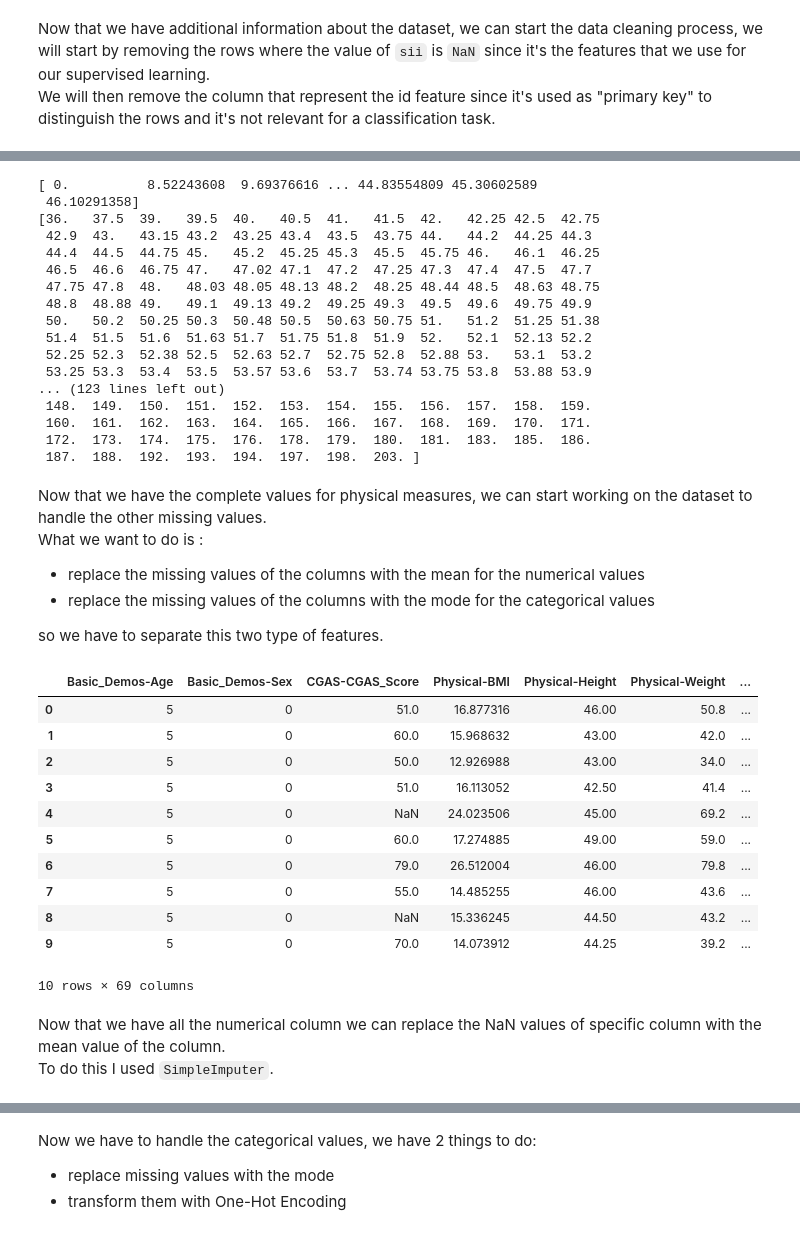
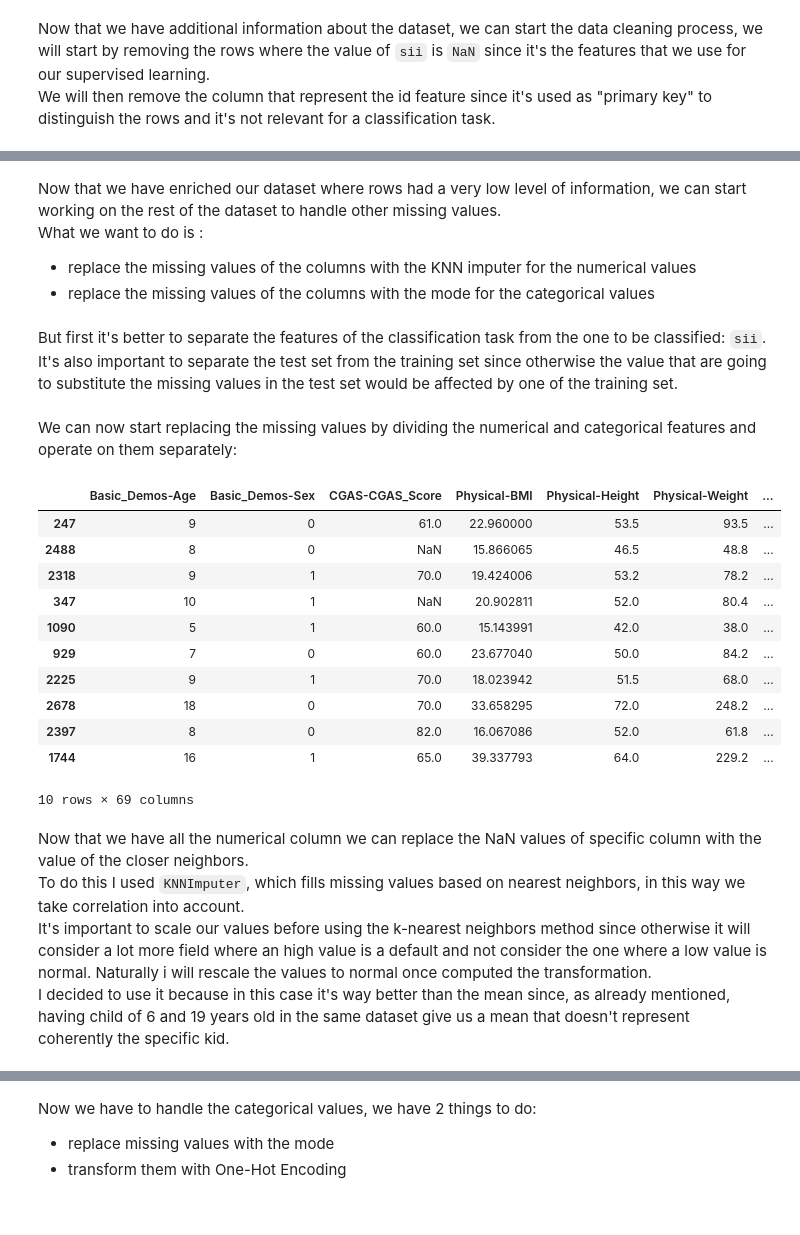
Before and after one commit to Pizz0x/Child-Mind, a Jupyter notebook: data_cleaning.ipynb, the cells around one changed output, grey strips where cells are left out. Cells and saved outputs as stored; diff of their text form; code cells hidden in the pictures.

```diff
--- a/data_cleaning.ipynb
+++ b/data_cleaning.ipynb
@@ -111,66 +113,58 @@ The external source is a csv file that I've created using the NHANES data that a
 # %%
+# load external file
 physical_measures_df = pd.read_csv('data/physical_measures.csv')
 
 # add the columns of the average physical measures (given an age and a sex) to each row in the dataframe
 df_train = df_train.merge( physical_measures_df, on=['Basic_Demos-Age', 'Basic_Demos-Sex'], suffixes=('', '_avg'))
+cols = ['Physical-BMI','Physical-Height','Physical-Weight','Physical-Waist_Circumference','Physical-Diastolic_BP','Physical-HeartRate','Physical-Systolic_BP']
+# a list of boolean corresponding to each row -> true if the physical measures are all nan
+tot_nan_phys = df_train[cols].isna().all(axis=1)
 
-cols = ['Physical-BMI','Physical-Height','Physical-Weight','Physical-Waist_Circumference','Physical-Diastolic_BP','Physical-HeartRate','Physical-Systolic_BP']
 for col in cols:
-    # first fill the nan values of the physical measure columns with the one having the average
-    df_train[col] = df_train[col].fillna(df_train[f"{col}_avg"])
+    # first fill the rows with only nan values for the physical measure with the average
+    df_train.loc[tot_nan_phys, col] = df_train.loc[tot_nan_phys, f"{col}_avg"]
     # then remove the average columns
     del df_train[f"{col}_avg"]
-    print(np.unique(df_train[col]))
+    #print(np.unique(df_train[col]))
-# %% [output]
-[ 0.          8.52243608  9.69376616 ... 44.83554809 45.30602589
- 46.10291358]
-[36.   37.5  39.   39.5  40.   40.5  41.   41.5  42.   42.25 42.5  42.75
- 42.9  43.   43.15 43.2  43.25 43.4  43.5  43.75 44.   44.2  44.25 44.3
- 44.4  44.5  44.75 45.   45.2  45.25 45.3  45.5  45.75 46.   46.1  46.25
- 46.5  46.6  46.75 47.   47.02 47.1  47.2  47.25 47.3  47.4  47.5  47.7
- 47.75 47.8  48.   48.03 48.05 48.13 48.2  48.25 48.44 48.5  48.63 48.75
- 48.8  48.88 49.   49.1  49.13 49.2  49.25 49.3  49.5  49.6  49.75 49.9
- 50.   50.2  50.25 50.3  50.48 50.5  50.63 50.75 51.   51.2  51.25 51.38
- 51.4  51.5  51.6  51.63 51.7  51.75 51.8  51.9  52.   52.1  52.13 52.2
- 52.25 52.3  52.38 52.5  52.63 52.7  52.75 52.8  52.88 53.   53.1  53.2
- 53.25 53.3  53.4  53.5  53.57 53.6  53.7  53.74 53.75 53.8  53.88 53.9
-... (123 lines left out)
- 148.  149.  150.  151.  152.  153.  154.  155.  156.  157.  158.  159.
- 160.  161.  162.  163.  164.  165.  166.  167.  168.  169.  170.  171.
- 172.  173.  174.  175.  176.  178.  179.  180.  181.  183.  185.  186.
- 187.  188.  192.  193.  194.  197.  198.  203. ]
 # %% [markdown]
-Now that we have the complete values for physical measures, we can start working on the dataset to handle the other missing values. <br>
+Now that we have enriched our dataset where rows had a very low level of information, we can start working on the rest of the dataset to handle other missing values. <br>
 What we want to do is :
-- replace the missing values of the columns with the mean for the numerical values
+- replace the missing values of the columns with the KNN imputer for the numerical values
 - replace the missing values of the columns with the mode for the categorical values
-
-so we have to separate this two type of features.
+# %% [markdown]
+But first it's better to separate the features of the classification task from the one to be classified: `sii`. <br>
+It's also important to separate the test set from the training set since otherwise the value that are going to substitute the missing values in the test set would be affected by one of the training set.
+# %%
+from sklearn.model_selection import train_test_split
+X = df_train.iloc[:, :-1]
+y = df_train.iloc[:, -1]
+X_train, X_test, y_train, y_test = train_test_split(X, y, test_size=0.20, random_state=42)
+# %% [markdown]
+We can now start replacing the missing values by dividing the numerical and categorical features and operate on them separately:
 # %%
-# But first it's better to separate the features of the classification task from the one to be classified (sii)
-X = df_train.iloc[:, :-1]
-y = df_train.iloc[:, -1]
-
 # array of boolean saying if a specific column is numeric or not
 is_numerical = np.array([np.issubdtype(dtype, np.number) for dtype in X.dtypes])
 numerical_idx = np.flatnonzero(is_numerical)
 # takes only the column that are numerical
-new_X = X.iloc[:, numerical_idx]
-new_X.head(10)
+new_X_train = X_train.iloc[:, numerical_idx]
+new_X_test = X_test.iloc[:, numerical_idx]
+new_X_train.head(10)
 # %% [output]
 |  | Basic_Demos-Age | Basic_Demos-Sex | CGAS-CGAS_Score | Physical-BMI | Physical-Height | Physical-Weight | ... |
-| 0 | 5 | 0 | 51.0 | 16.877316 | 46.00 | 50.8 | ... |
-| 1 | 5 | 0 | 60.0 | 15.968632 | 43.00 | 42.0 | ... |
-| 2 | 5 | 0 | 50.0 | 12.926988 | 43.00 | 34.0 | ... |
-| 3 | 5 | 0 | 51.0 | 16.113052 | 42.50 | 41.4 | ... |
-| 4 | 5 | 0 | NaN | 24.023506 | 45.00 | 69.2 | ... |
-| 5 | 5 | 0 | 60.0 | 17.274885 | 49.00 | 59.0 | ... |
-| 6 | 5 | 0 | 79.0 | 26.512004 | 46.00 | 79.8 | ... |
-| 7 | 5 | 0 | 55.0 | 14.485255 | 46.00 | 43.6 | ... |
-| 8 | 5 | 0 | NaN | 15.336245 | 44.50 | 43.2 | ... |
-| 9 | 5 | 0 | 70.0 | 14.073912 | 44.25 | 39.2 | ... |
+| 247 | 9 | 0 | 61.0 | 22.960000 | 53.5 | 93.5 | ... |
+| 2488 | 8 | 0 | NaN | 15.866065 | 46.5 | 48.8 | ... |
+| 2318 | 9 | 1 | 70.0 | 19.424006 | 53.2 | 78.2 | ... |
+| 347 | 10 | 1 | NaN | 20.902811 | 52.0 | 80.4 | ... |
+| 1090 | 5 | 1 | 60.0 | 15.143991 | 42.0 | 38.0 | ... |
+| 929 | 7 | 0 | 60.0 | 23.677040 | 50.0 | 84.2 | ... |
+| 2225 | 9 | 1 | 70.0 | 18.023942 | 51.5 | 68.0 | ... |
+| 2678 | 18 | 0 | 70.0 | 33.658295 | 72.0 | 248.2 | ... |
+| 2397 | 8 | 0 | 82.0 | 16.067086 | 52.0 | 61.8 | ... |
+| 1744 | 16 | 1 | 65.0 | 39.337793 | 64.0 | 229.2 | ... |
 10 rows × 69 columns
 # %% [markdown]
-Now that we have all the numerical column we can replace the NaN values of specific column with the mean value of the column. <br>
-To do this I used `SimpleImputer`.
+Now that we have all the numerical column we can replace the NaN values of specific column with the value of the closer neighbors. <br>
+To do this I used `KNNImputer`, which fills missing values based on nearest neighbors, in this way we take correlation into account. <br>
+It's important to scale our values before using the k-nearest neighbors method since otherwise it will consider a lot more field where an high value is a default and not consider the one where a low value is normal. Naturally i will rescale the values to normal once computed the transformation. <br>
+I decided to use it because in this case it's way better than the mean since, as already mentioned, having child of 6 and 19 years old in the same dataset give us a mean that doesn't represent coherently the specific kid.
 # %%
```
Also changed, not shown: parts of 7 cells of this notebook.
